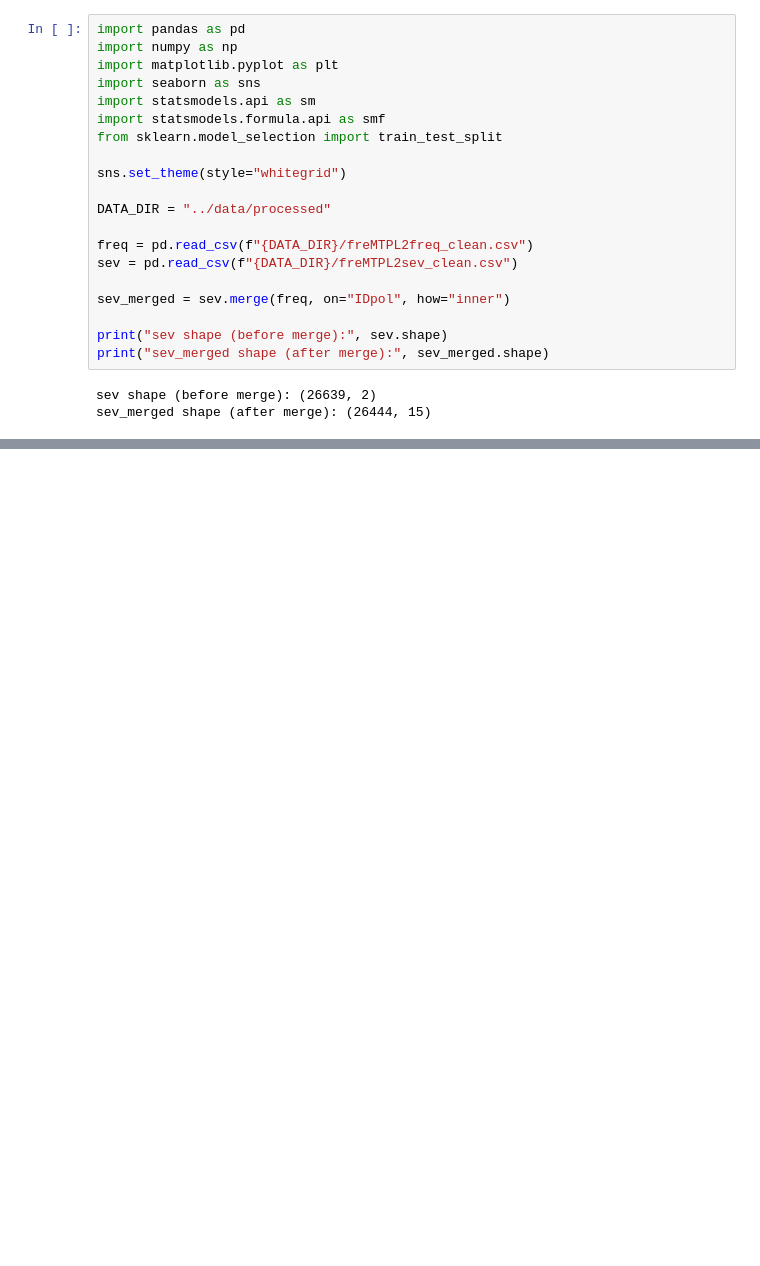
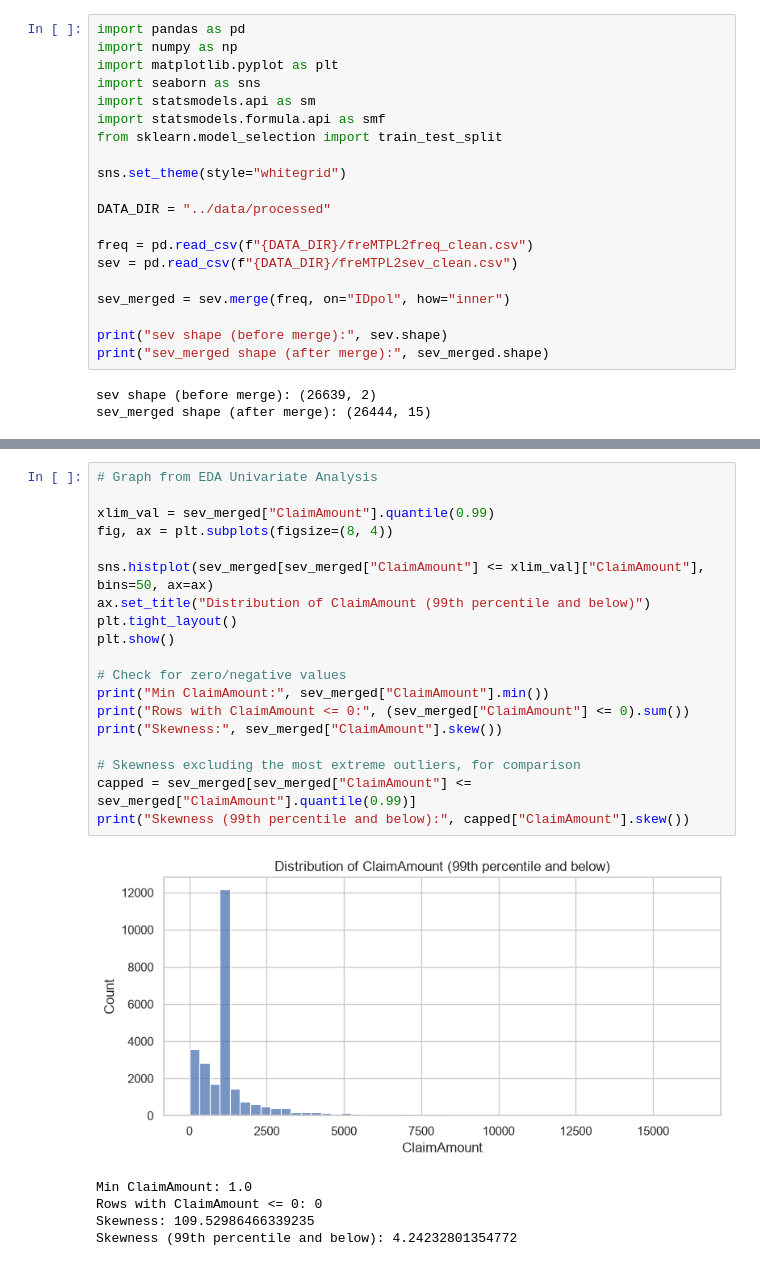
Before and after one commit to rishisatyarthy-star/RiskLabAnalysis, a Jupyter notebook: notebooks/04_claim_severity_modelling.ipynb, the cells around one changed output, grey strips where cells are left out. Drawn from its saved outputs; the diff is of its cells as text; blank space fills up the shorter version.

```diff
--- a/notebooks/04_claim_severity_modelling.ipynb
+++ b/notebooks/04_claim_severity_modelling.ipynb
@@ -37,0 +44,25 @@ sev_merged shape (after merge): (26444, 15)
+# %%
+# Graph from EDA Univariate Analysis
+
+xlim_val = sev_merged["ClaimAmount"].quantile(0.99)
+fig, ax = plt.subplots(figsize=(8, 4))
+
+sns.histplot(sev_merged[sev_merged["ClaimAmount"] <= xlim_val]["ClaimAmount"], bins=50, ax=ax)
+ax.set_title("Distribution of ClaimAmount (99th percentile and below)")
+plt.tight_layout()
+plt.show()
+
+# Check for zero/negative values
+print("Min ClaimAmount:", sev_merged["ClaimAmount"].min())
+print("Rows with ClaimAmount <= 0:", (sev_merged["ClaimAmount"] <= 0).sum())
+print("Skewness:", sev_merged["ClaimAmount"].skew())
+
+# Skewness excluding the most extreme outliers, for comparison
+capped = sev_merged[sev_merged["ClaimAmount"] <= sev_merged["ClaimAmount"].quantile(0.99)]
+print("Skewness (99th percentile and below):", capped["ClaimAmount"].skew())
+# %% [output]
+[figure, added]
+Min ClaimAmount: 1.0
+Rows with ClaimAmount <= 0: 0
+Skewness: 109.52986466339235
+Skewness (99th percentile and below): 4.24232801354772
```
Also changed, not shown: parts of 13 cells of this notebook, 3 other files.
